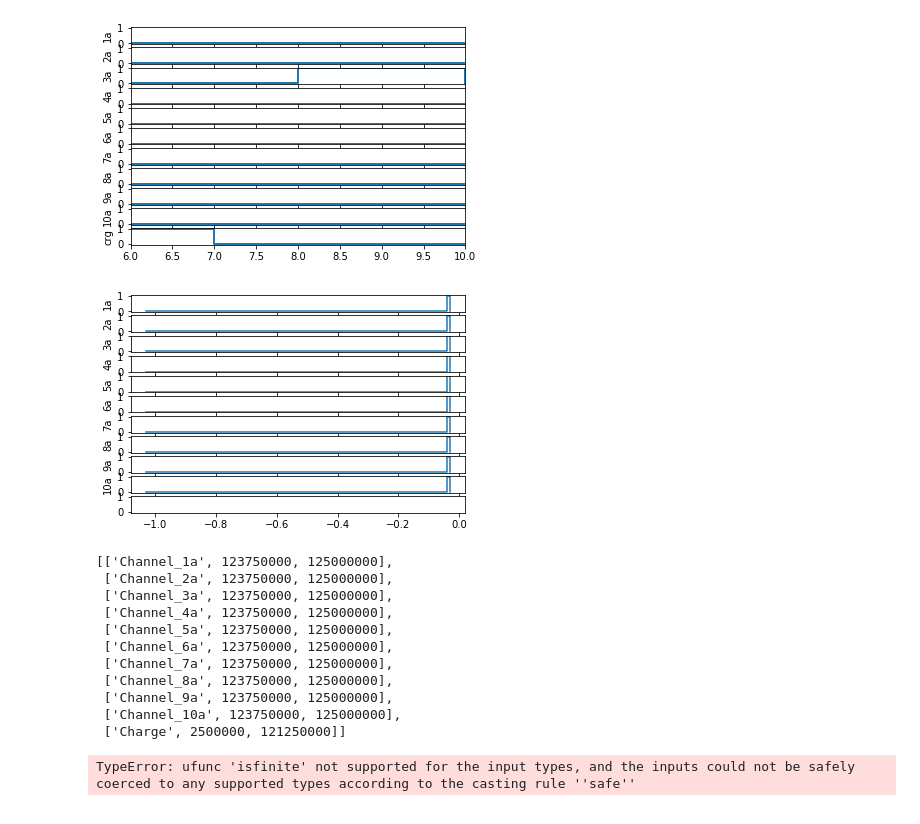
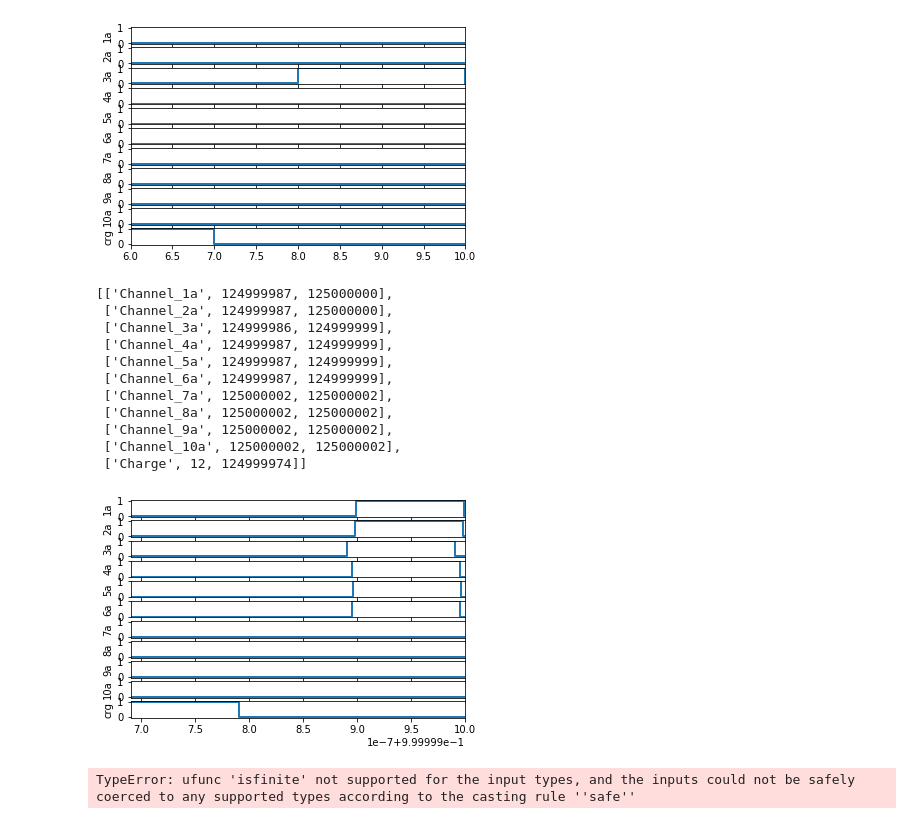
Before and after one commit to JeroenvO/pynq-pulsegen-wrapper, a Jupyter notebook: beun.ipynb, the cells around one changed output. Drawn from its saved outputs; the diff is of its cells as text; code cells hidden in the pictures.

Commit message:
Add delay option at marx sync.

```diff
--- a/beun.ipynb
+++ b/beun.ipynb
@@ -39,21 +39,21 @@ io.marx_one(2,1,10,3)
  ['Channel_10a', 1250000002, 1250000002],
  ['Charge', 125000000, 875000000]]
 [figure]
-# %%
-io.marx_sync(0.01,0.02,1)
-# %% [output]
-[figure, removed]
-[['Channel_1a', 123750000, 125000000],
- ['Channel_2a', 123750000, 125000000],
- ['Channel_3a', 123750000, 125000000],
- ['Channel_4a', 123750000, 125000000],
- ['Channel_5a', 123750000, 125000000],
- ['Channel_6a', 123750000, 125000000],
- ['Channel_7a', 123750000, 125000000],
- ['Channel_8a', 123750000, 125000000],
- ['Channel_9a', 123750000, 125000000],
- ['Channel_10a', 123750000, 125000000],
- ['Charge', 2500000, 121250000]]
+# %%
+io.marx_sync(pulse_length=100e-9,dead_time=100e-9,rep_rate=1, num_channels=6, delays_begin=[-1e-9, -2e-9, -10e-9, -5e-9, -4e-9, -5e-9], delays_end=[-1e-9, -2e-9, -10e-9, -5e-9, -4e-9, -5e-9])
+# %% [output]
+[['Channel_1a', 124999987, 125000000],
+ ['Channel_2a', 124999987, 125000000],
+ ['Channel_3a', 124999986, 124999999],
+ ['Channel_4a', 124999987, 124999999],
+ ['Channel_5a', 124999987, 124999999],
+ ['Channel_6a', 124999987, 124999999],
+ ['Channel_7a', 125000002, 125000002],
+ ['Channel_8a', 125000002, 125000002],
+ ['Channel_9a', 125000002, 125000002],
+ ['Channel_10a', 125000002, 125000002],
+ ['Charge', 12, 124999974]]
+[figure, added]
 # %%
 import matplotlib.pyplot as plt
 fig, ax = plt.subplots(1,1)
```
Also changed, not shown: 1 other file.
